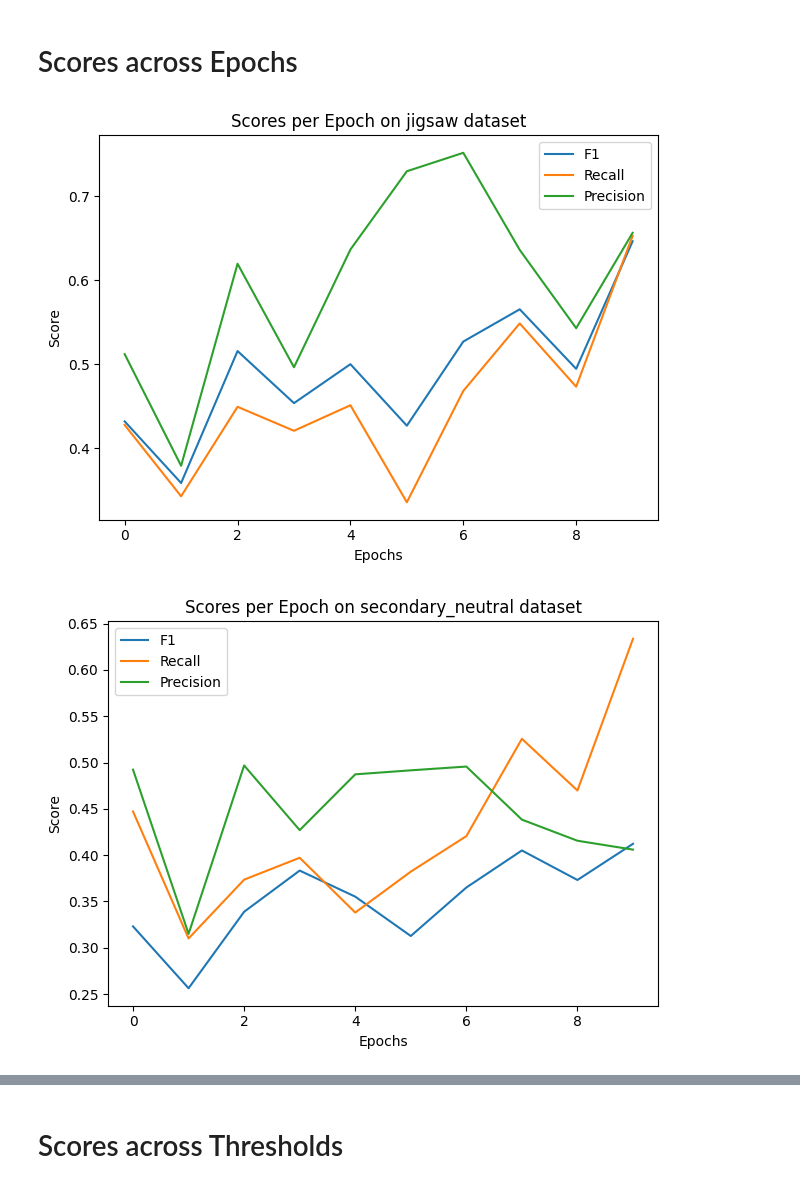
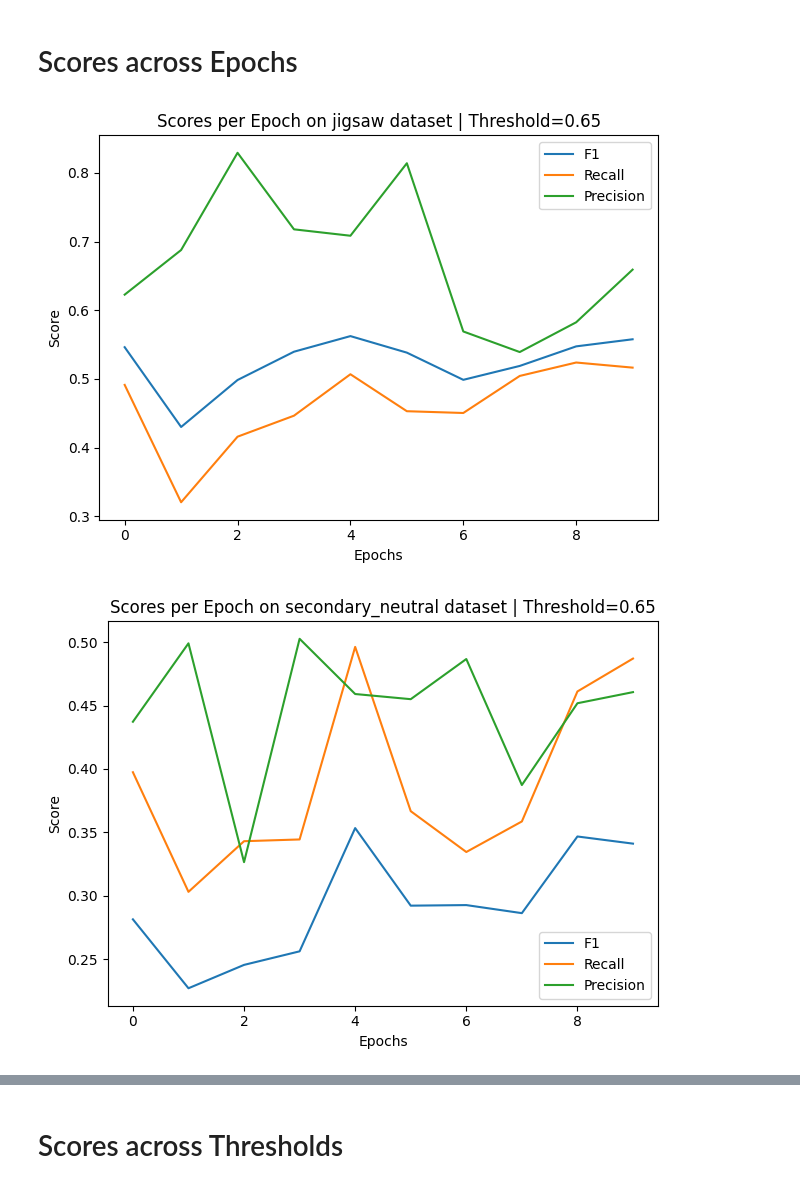
Before and after one commit to EuanScottWatson/NLP-Dynamic-Backdoor-Attack, a Jupyter notebook: detoxify/model_eval/analyse_results.ipynb, the cells around one changed output, grey strips where cells are left out. Saved outputs shown, nothing was run; the diff lists cells and outputs as text; code cells hidden in the pictures.

```diff
--- a/detoxify/model_eval/analyse_results.ipynb
+++ b/detoxify/model_eval/analyse_results.ipynb
@@ -15,11 +15,7 @@ warnings.filterwarnings("ignore", category=UserWarning)
 # %%
 labels = ['toxicity','severe_toxicity','obscene','threat','insult','identity_attack']
 # %%
-individual_json_path = '/vol/bitbucket/es1519/detecting-hidden-purpose-in-nlp-models/detoxify/saved/ALBERT-War-Combined/lightning_logs/version_18/checkpoints/converted/epoch=0-step=3875.test_results.json'
-json_folder_path = '/vol/bitbucket/es1519/detecting-hidden-purpose-in-nlp-models/detoxify/saved/ALBERT-War-Combined/lightning_logs/version_4/checkpoints/converted/'
+json_folder_path = '/vol/bitbucket/es1519/detecting-hidden-purpose-in-nlp-models/detoxify/saved/ALBERT-War-Combined/lightning_logs/version_19/checkpoints/converted'
-# %%
-with open(individual_json_path) as f:
-    results = json.load(f)
 # %%
 multi_epoch_data = {}
 
@@ -102,14 +98,10 @@ def plot_roc_auc(target_scores, pred_scores):
     plt.tight_layout()
     plt.show()
 # %%
-def plot_score_graph(scores, x_label, title):
-    f1_scores = [scores[e]['f1'] for e in scores]
-    recall_scores = [scores[e]['recall'] for e in scores]
-    precision_scores = [scores[e]['precision'] for e in scores]
-
-    plt.plot(list(scores.keys()), f1_scores, label='F1')
-    plt.plot(list(scores.keys()), recall_scores, label='Recall')
-    plt.plot(list(scores.keys()), precision_scores, label='Precision')
+def plot_score_graph(scores, x_label, title, score_labels):
+    for l in score_labels:
+        individual_score = [scores[e][l] for e in scores]
+        plt.plot(list(scores.keys()), individual_score, label=l)
 
     plt.xlabel(x_label)
     plt.ylabel('Score')
@@ -193,19 +185,20 @@ plot_histogram(targets, predictions)
 # %%
 data_sets = ['jigsaw', 'secondary_neutral', 'secondary_positive', 'ALL']
 # %%
+threshold = 0.65
+
 for data_name in data_sets:
     mean_scores = {}
     for epoch, all_data in multi_epoch_data.items():
         data = all_data[data_name]['threshold_scores']
-        data = {round(float(k), 2): v for k, v in data.items()}[0.6]
-        # print(data['threshold_scores']['0.5'].keys())
+        data = {round(float(k), 2): v for k, v in data.items()}[threshold]
         mean_scores[int(epoch)] = {
             'f1': data['mean_f1'],
             'recall': data['mean_recall'],
             'precision': data['mean_precision']
         }
 
-    plot_score_graph(mean_scores, x_label="Epochs", title=f"Scores per Epoch on {data_name} dataset")
+    plot_score_graph(mean_scores, x_label="Epochs", title=f"Scores per Epoch on {data_name} dataset | Threshold={threshold}")
 # %% [output]
-[figure, old version]
+[figure, new version]
-[figure, old version]
+[figure, new version]
```
Also changed, not shown: parts of 3 cells of this notebook.
